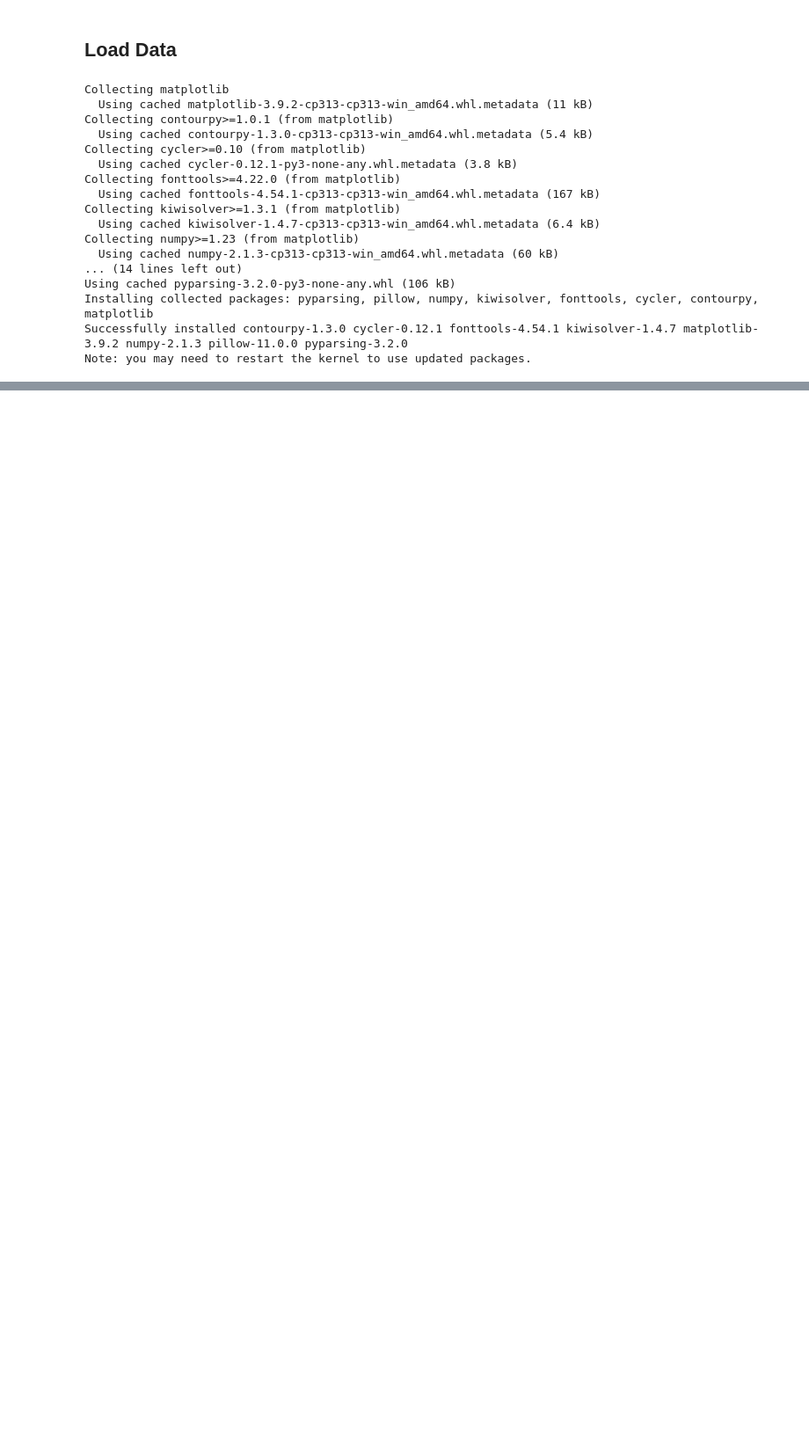
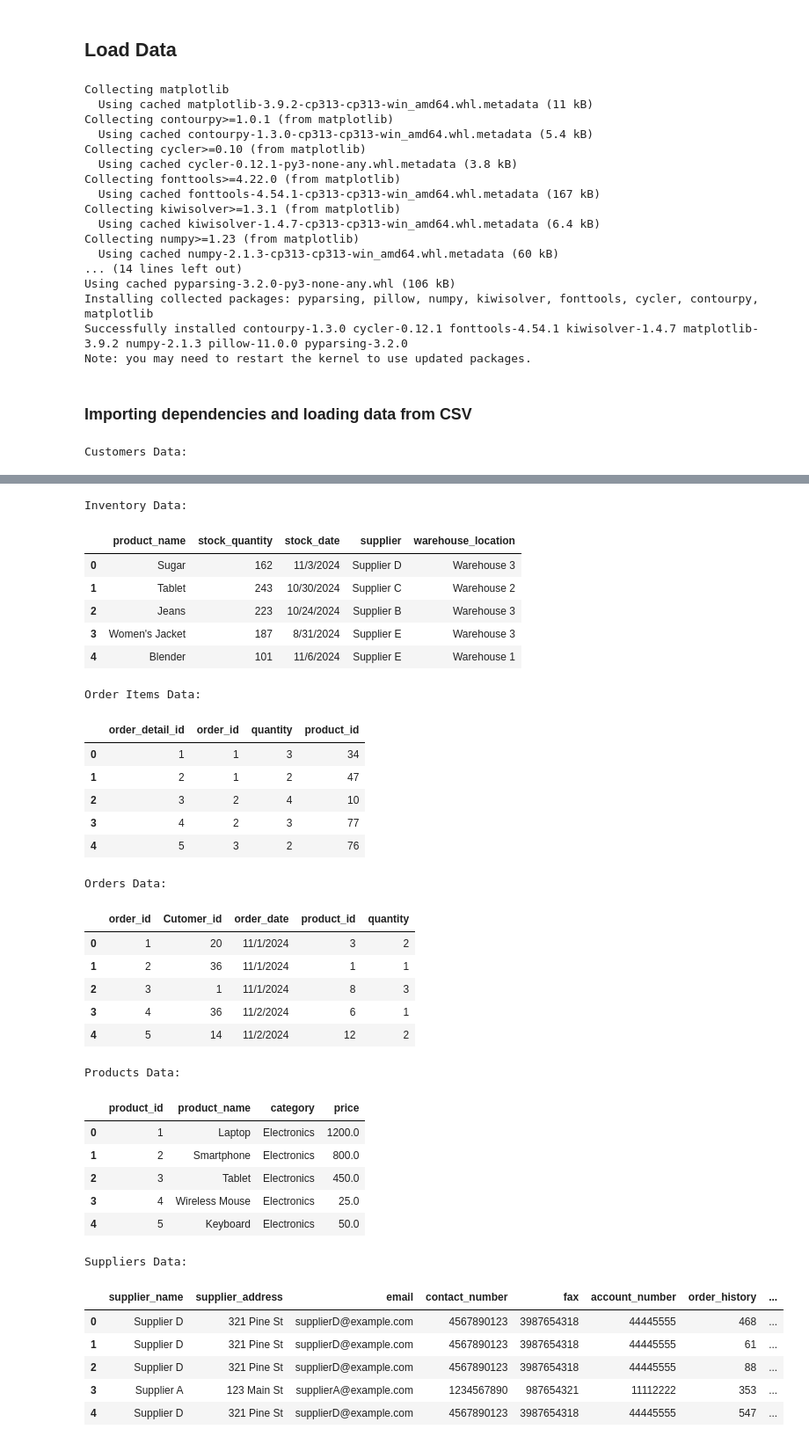
Before and after one commit to Prince-K-cmd/week2-lab, a Jupyter notebook: Lab_Exercises/lab_exercise_1.ipynb, the cells around one changed output, grey strips where cells are left out. Shown: that part at 88% size. Cells and saved outputs as stored; diff of their text form; code cells hidden in the pictures; blank space fills up the shorter version.

```diff
--- a/Lab_Exercises/lab_exercise_1.ipynb
+++ b/Lab_Exercises/lab_exercise_1.ipynb
@@ -23,3 +23,39 @@ Using cached pyparsing-3.2.0-py3-none-any.whl (106 kB)
 Installing collected packages: pyparsing, pillow, numpy, kiwisolver, fonttools, cycler, contourpy, matplotlib
 Successfully installed contourpy-1.3.0 cycler-0.12.1 fonttools-4.54.1 kiwisolver-1.4.7 matplotlib-3.9.2 numpy-2.1.3 pillow-11.0.0 pyparsing-3.2.0
 Note: you may need to restart the kernel to use updated packages.
+# %% [markdown]
+### Importing dependencies and loading data from CSV
+# %%
+import pandas as pd
+
+# loading sales data from a CSV file into DataFrame
+customers_data = pd.read_csv('../ShopEase Data/customers.csv')
+inventory_data = pd.read_csv('../ShopEase Data/inventory.csv')
+order_item_data = pd.read_csv('../ShopEase Data/order_items.csv')
+orders_data = pd.read_csv('../ShopEase Data/Orders.csv')
+products_data = pd.read_csv('../ShopEase Data/products.csv')
+suppliers_data = pd.read_csv('../ShopEase Data/suppliers_data.csv')
+
+customers_data_df = pd.DataFrame(customers_data)
+inventory_data_df = pd.DataFrame(inventory_data)
+order_item_data_df = pd.DataFrame(order_item_data)
+orders_data_df = pd.DataFrame(orders_data)
+products_data_df = pd.DataFrame(products_data)
+suppliers_data_df = pd.DataFrame(suppliers_data)
+# %%
+# printing the first 5 rows of each DataFrame
+
+print("Customers Data:\n")
+display(customers_data_df.head()) #customers_data_df.head()
+print("\nInventory Data:\n")
+display(inventory_data_df.head()) #inventory_data_df.head()
+print("\nOrder Items Data:\n"),
+display(order_item_data_df.head()) #order_item_data_df.head()
+print("\nOrders Data:\n")
+display(orders_data_df.head()) #orders_data_df.head()
+print("\nProducts Data:\n")
+display(products_data_df.head()) #products_data_df.head()
+print("\nSuppliers Data:\n")
+display(suppliers_data_df.head()) #suppliers_data_df.head()
+# %% [output]
+Customers Data:
@@ -25,0 +68,35 @@ Note: you may need to restart the kernel to use updated packages.
+Inventory Data:
+|  | product_name | stock_quantity | stock_date | supplier | warehouse_location |
+| 0 | Sugar | 162 | 11/3/2024 | Supplier D | Warehouse 3 |
+| 1 | Tablet | 243 | 10/30/2024 | Supplier C | Warehouse 2 |
+| 2 | Jeans | 223 | 10/24/2024 | Supplier B | Warehouse 3 |
+| 3 | Women's Jacket | 187 | 8/31/2024 | Supplier E | Warehouse 3 |
+| 4 | Blender | 101 | 11/6/2024 | Supplier E | Warehouse 1 |
+Order Items Data:
+|  | order_detail_id | order_id | quantity | product_id |
+| 0 | 1 | 1 | 3 | 34 |
+| 1 | 2 | 1 | 2 | 47 |
+| 2 | 3 | 2 | 4 | 10 |
+| 3 | 4 | 2 | 3 | 77 |
+| 4 | 5 | 3 | 2 | 76 |
+Orders Data:
+|  | order_id | Cutomer_id | order_date | product_id | quantity |
+| 0 | 1 | 20 | 11/1/2024 | 3 | 2 |
+| 1 | 2 | 36 | 11/1/2024 | 1 | 1 |
+| 2 | 3 | 1 | 11/1/2024 | 8 | 3 |
+| 3 | 4 | 36 | 11/2/2024 | 6 | 1 |
+| 4 | 5 | 14 | 11/2/2024 | 12 | 2 |
+Products Data:
+|  | product_id | product_name | category | price |
+| 0 | 1 | Laptop | Electronics | 1200.0 |
+| 1 | 2 | Smartphone | Electronics | 800.0 |
+| 2 | 3 | Tablet | Electronics | 450.0 |
+| 3 | 4 | Wireless Mouse | Electronics | 25.0 |
+| 4 | 5 | Keyboard | Electronics | 50.0 |
+Suppliers Data:
+|  | supplier_name | supplier_address | email | contact_number | fax | account_number | order_history | ... |
+| 0 | Supplier D | 321 Pine St | supplierD@example.com | 4567890123 | 3987654318 | 44445555 | 468 | ... |
+| 1 | Supplier D | 321 Pine St | supplierD@example.com | 4567890123 | 3987654318 | 44445555 | 61 | ... |
+| 2 | Supplier D | 321 Pine St | supplierD@example.com | 4567890123 | 3987654318 | 44445555 | 88 | ... |
+| 3 | Supplier A | 123 Main St | supplierA@example.com | 1234567890 | 987654321 | 11112222 | 353 | ... |
+| 4 | Supplier D | 321 Pine St | supplierD@example.com | 4567890123 | 3987654318 | 44445555 | 547 | ... |
```
Also changed, not shown: parts of 6 cells of this notebook.
